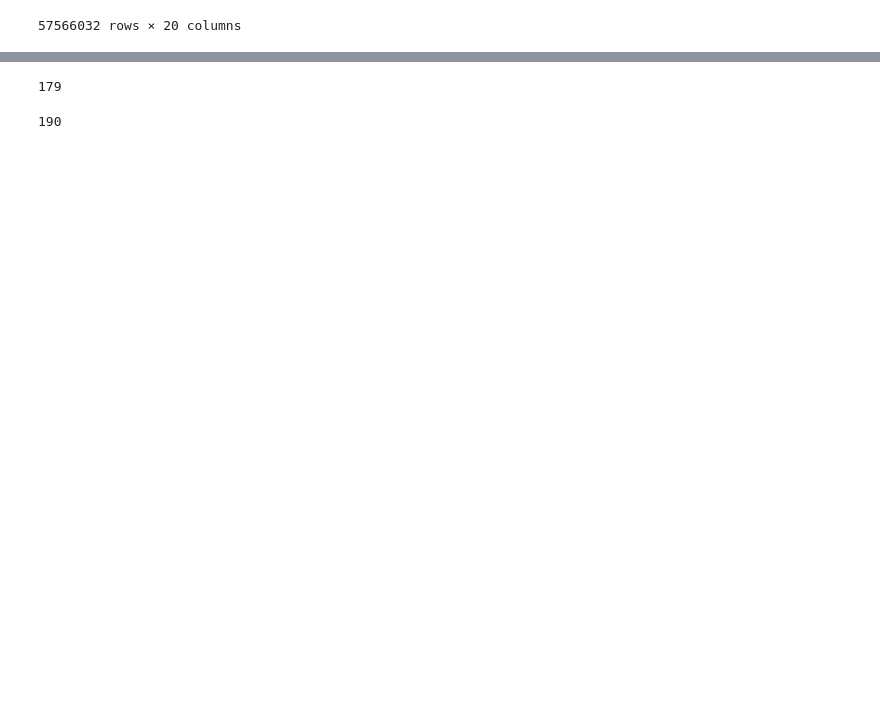
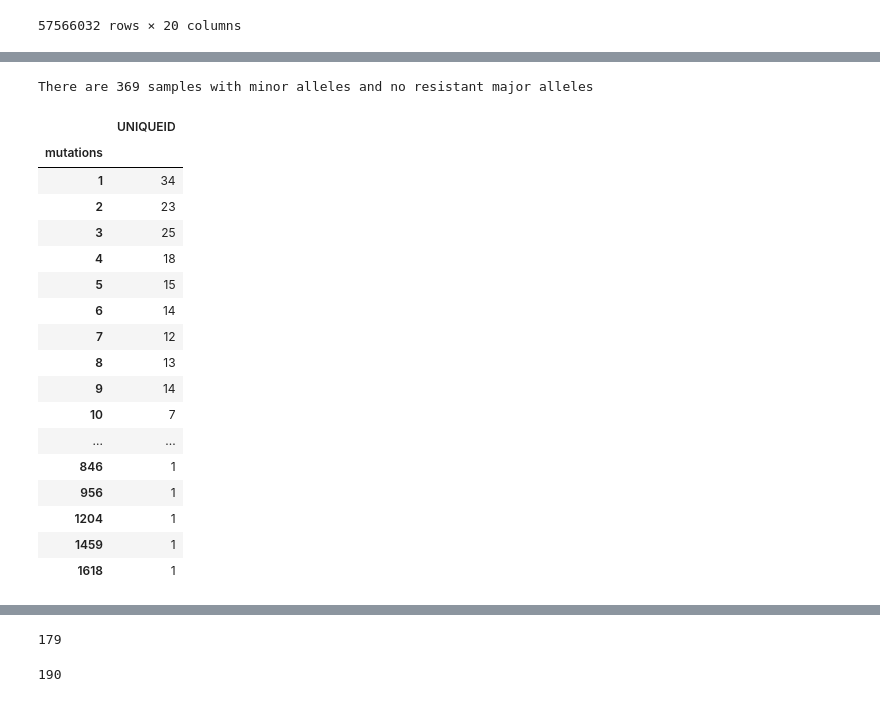
Before and after one commit to fowler-lab/tb-rnap-subpopulations, a Jupyter notebook: Reproduce_Figures.ipynb, the cells around one changed output, grey strips where cells are left out. Saved outputs shown, nothing was run; the diff lists cells and outputs as text; code cells hidden in the pictures; blank space fills up the shorter version.

```diff
--- a/Reproduce_Figures.ipynb
+++ b/Reproduce_Figures.ipynb
@@ -956,0 +974,29 @@ plt.show()
+# %%
+mutations_count_by_sample= pd.DataFrame(mutations_count_by_sample)
+mutations_count_by_sample.rename(columns={'count': 'mutations'}, inplace=True)
+mutations_count_by_sample.reset_index(inplace=True)
+print(f"There are {len(mutations_count_by_sample)} samples with minor alleles and no resistant major alleles")
+# %% [output]
+There are 369 samples with minor alleles and no resistant major alleles
+# %%
+mutations_hist =  mutations_count_by_sample.groupby('mutations').count()
+mutations_hist
+# %% [output]
+|  | UNIQUEID |
+| mutations |  |
+| 1 | 34 |
+| 2 | 23 |
+| 3 | 25 |
+| 4 | 18 |
+| 5 | 15 |
+| 6 | 14 |
+| 7 | 12 |
+| 8 | 13 |
+| 9 | 14 |
+| 10 | 7 |
+| ... | ... |
+| 846 | 1 |
+| 956 | 1 |
+| 1204 | 1 |
+| 1459 | 1 |
+| 1618 | 1 |
```
Also changed, not shown: parts of 5 cells of this notebook.
